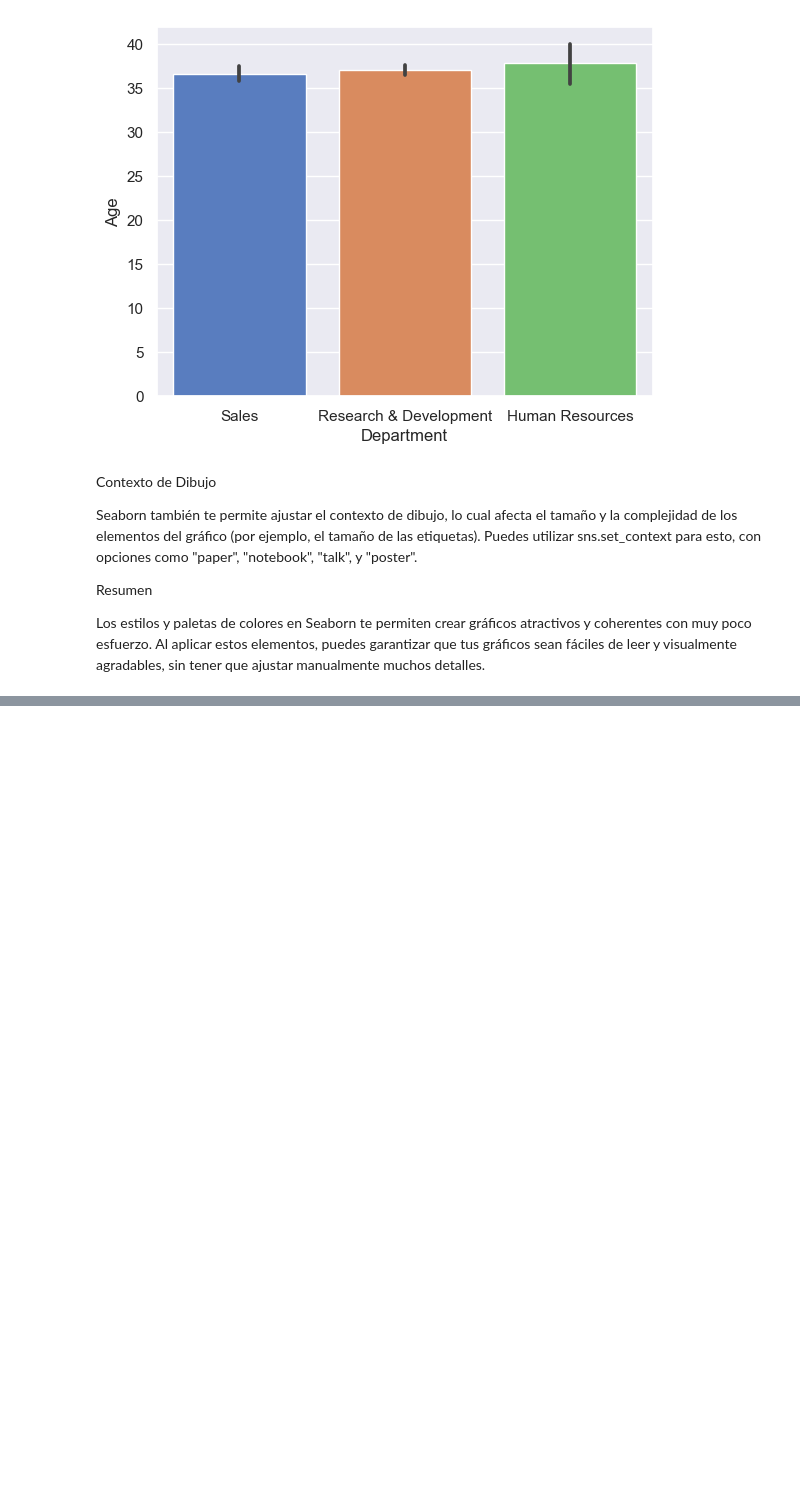
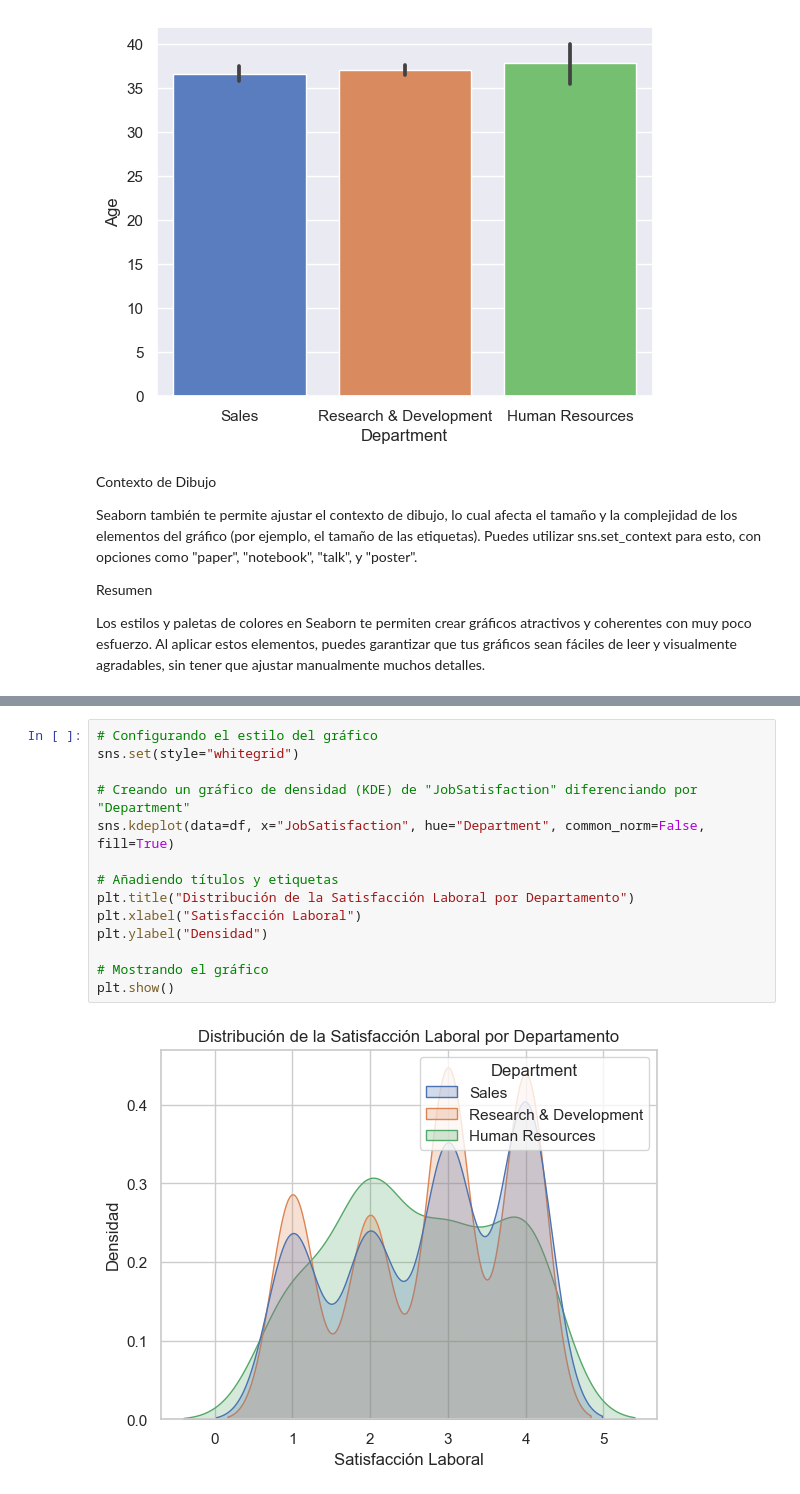
Before and after one commit to miguel-conde/explo_py, a Jupyter notebook: PYTHON/notebooks/PLOTTING/seaborn.ipynb, the cells around one changed output, grey strips where cells are left out. Drawn from its saved outputs; the diff is of its cells as text; blank space fills up the shorter version.

```diff
--- a/PYTHON/notebooks/PLOTTING/seaborn.ipynb
+++ b/PYTHON/notebooks/PLOTTING/seaborn.ipynb
@@ -227,0 +234,16 @@ Los estilos y paletas de colores en Seaborn te permiten crear gráficos atractiv
+# %%
+# Configurando el estilo del gráfico
+sns.set(style="whitegrid")
+
+# Creando un gráfico de densidad (KDE) de "JobSatisfaction" diferenciando por "Department"
+sns.kdeplot(data=df, x="JobSatisfaction", hue="Department", common_norm=False, fill=True)
+
+# Añadiendo títulos y etiquetas
+plt.title("Distribución de la Satisfacción Laboral por Departamento")
+plt.xlabel("Satisfacción Laboral")
+plt.ylabel("Densidad")
+
+# Mostrando el gráfico
+plt.show()
+# %% [output]
+[figure, added]
```
Also changed, not shown: parts of 25 cells of this notebook, 5 other files.
